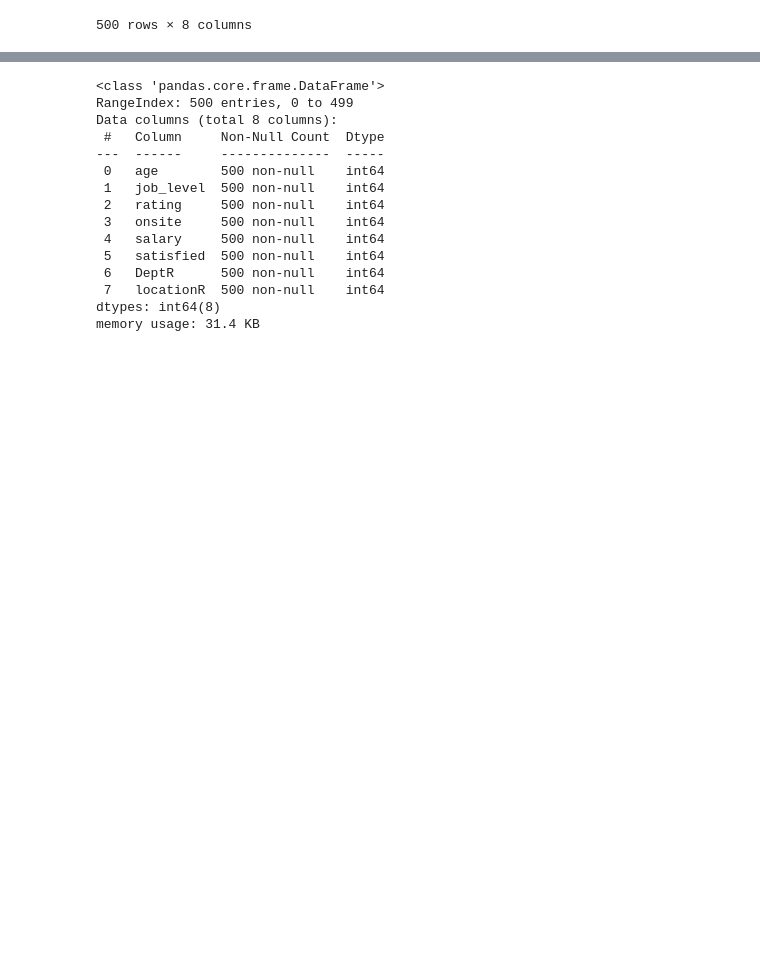
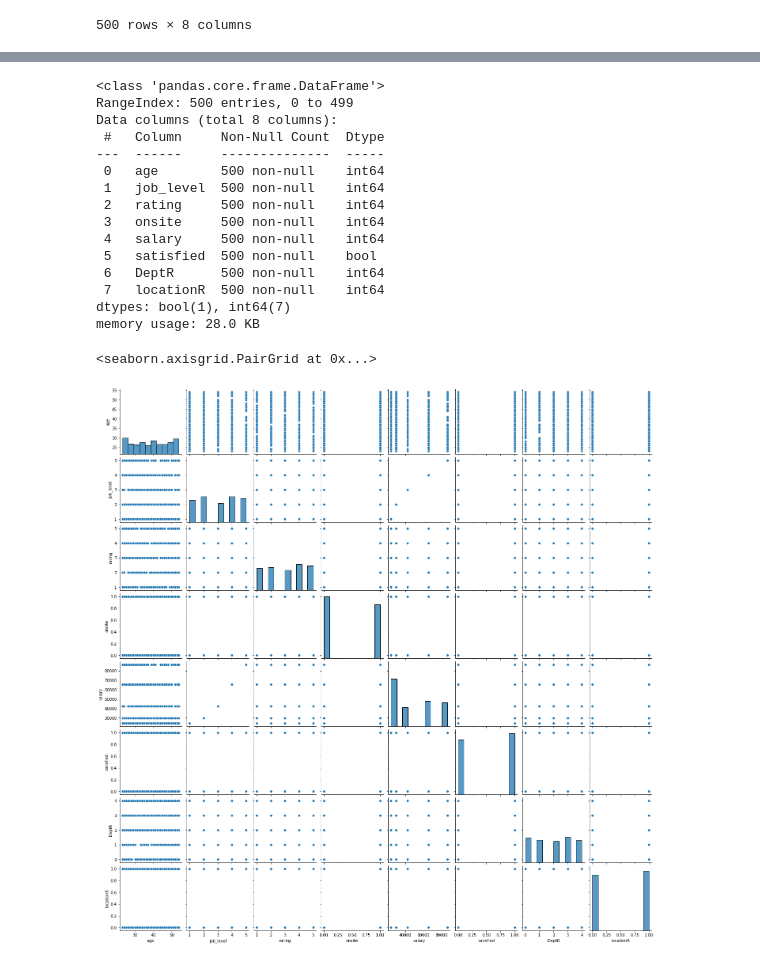
Before and after one commit to MAG3sty/Pretty-Nerdy-, a Jupyter notebook: Notebooks/Employee-Satisfaction-in-Python-MC.ipynb, the cells around one changed output, grey strips where cells are left out. Drawn from its saved outputs; the diff is of its cells as text; code cells hidden in the pictures; blank space fills up the shorter version.

```diff
--- a/Notebooks/Employee-Satisfaction-in-Python-MC.ipynb
+++ b/Notebooks/Employee-Satisfaction-in-Python-MC.ipynb
@@ -190,3 +196,7 @@ ES
 | 498 | 26 | 2 | 1 | 1 | 29805 | 0 | 1 | 1 |
 | 499 | 26 | 3 | 4 | 0 | 42419 | 0 | 1 | 1 |
 500 rows × 8 columns
+# %%
+ES = ES.copy()
+ES['satisfied'] = ES['satisfied'].astype(bool)
+print(ES)
@@ -203,8 +228,8 @@ Data columns (total 8 columns):
  2   rating     500 non-null    int64
  3   onsite     500 non-null    int64
  4   salary     500 non-null    int64
- 5   satisfied  500 non-null    int64
+ 5   satisfied  500 non-null    bool
  6   DeptR      500 non-null    int64
  7   locationR  500 non-null    int64
-dtypes: int64(8)
-memory usage: 31.4 KB
+dtypes: bool(1), int64(7)
+memory usage: 28.0 KB
@@ -210,0 +242,5 @@ memory usage: 31.4 KB
+# %%
+sns.pairplot(ES)
+# %% [output]
+<seaborn.axisgrid.PairGrid at 0x...>
+[figure, added]
```
Also changed, not shown: parts of 17 cells of this notebook, 2 other files.
